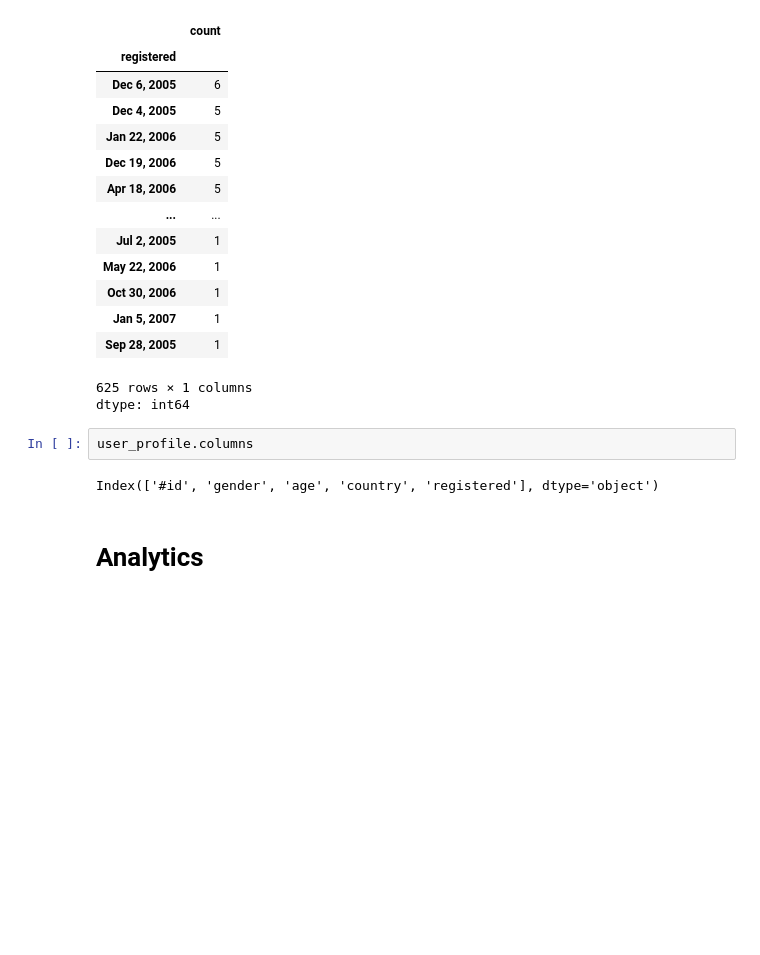
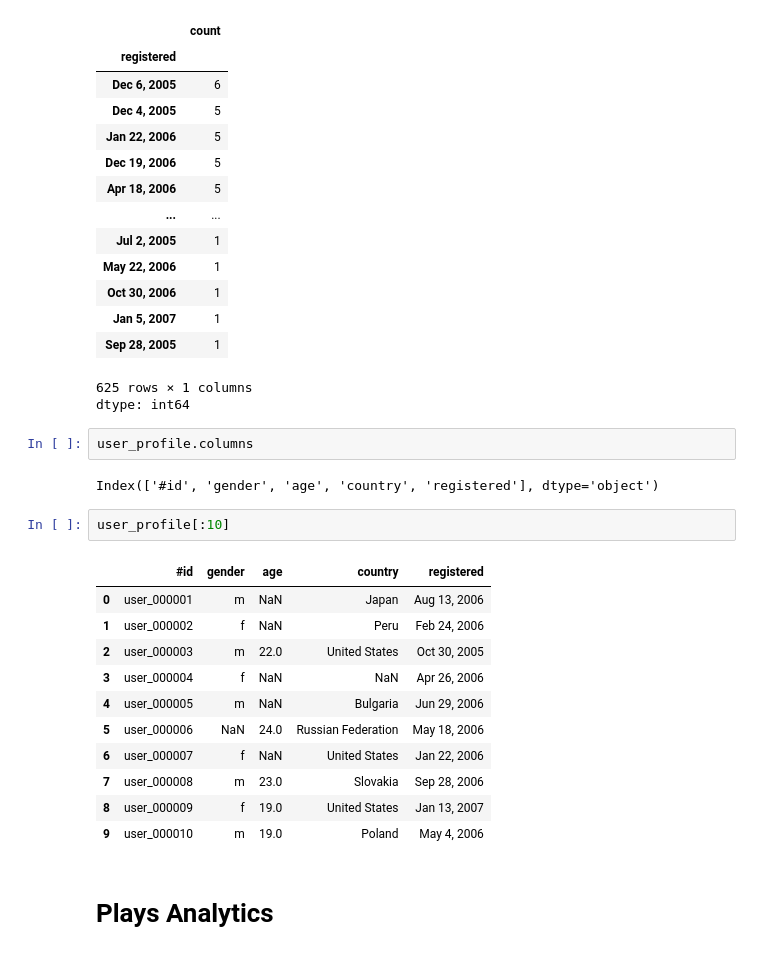
Before and after one commit to FredArgoX/ChaoticTest_PySpark, a Jupyter notebook: 02_GL_Spark_Music_Project.ipynb, the cells around one changed output. Drawn from its saved outputs; the diff is of its cells as text; blank space fills up the shorter version.

```diff
--- a/02_GL_Spark_Music_Project.ipynb
+++ b/02_GL_Spark_Music_Project.ipynb
@@ -193,5 +231,19 @@ dtype: int64
 user_profile.columns
 # %% [output]
 Index(['#id', 'gender', 'age', 'country', 'registered'], dtype='object')
+# %%
+user_profile[:10]
+# %% [output]
+|  | #id | gender | age | country | registered |
+| 0 | user_000001 | m | NaN | Japan | Aug 13, 2006 |
+| 1 | user_000002 | f | NaN | Peru | Feb 24, 2006 |
+| 2 | user_000003 | m | 22.0 | United States | Oct 30, 2005 |
+| 3 | user_000004 | f | NaN | NaN | Apr 26, 2006 |
+| 4 | user_000005 | m | NaN | Bulgaria | Jun 29, 2006 |
+| 5 | user_000006 | NaN | 24.0 | Russian Federation | May 18, 2006 |
+| 6 | user_000007 | f | NaN | United States | Jan 22, 2006 |
+| 7 | user_000008 | m | 23.0 | Slovakia | Sep 28, 2006 |
+| 8 | user_000009 | f | 19.0 | United States | Jan 13, 2007 |
+| 9 | user_000010 | m | 19.0 | Poland | May 4, 2006 |
 # %% [markdown]
-# Analytics
+# Plays Analytics
```
Also changed, not shown: parts of 47 cells of this notebook.
